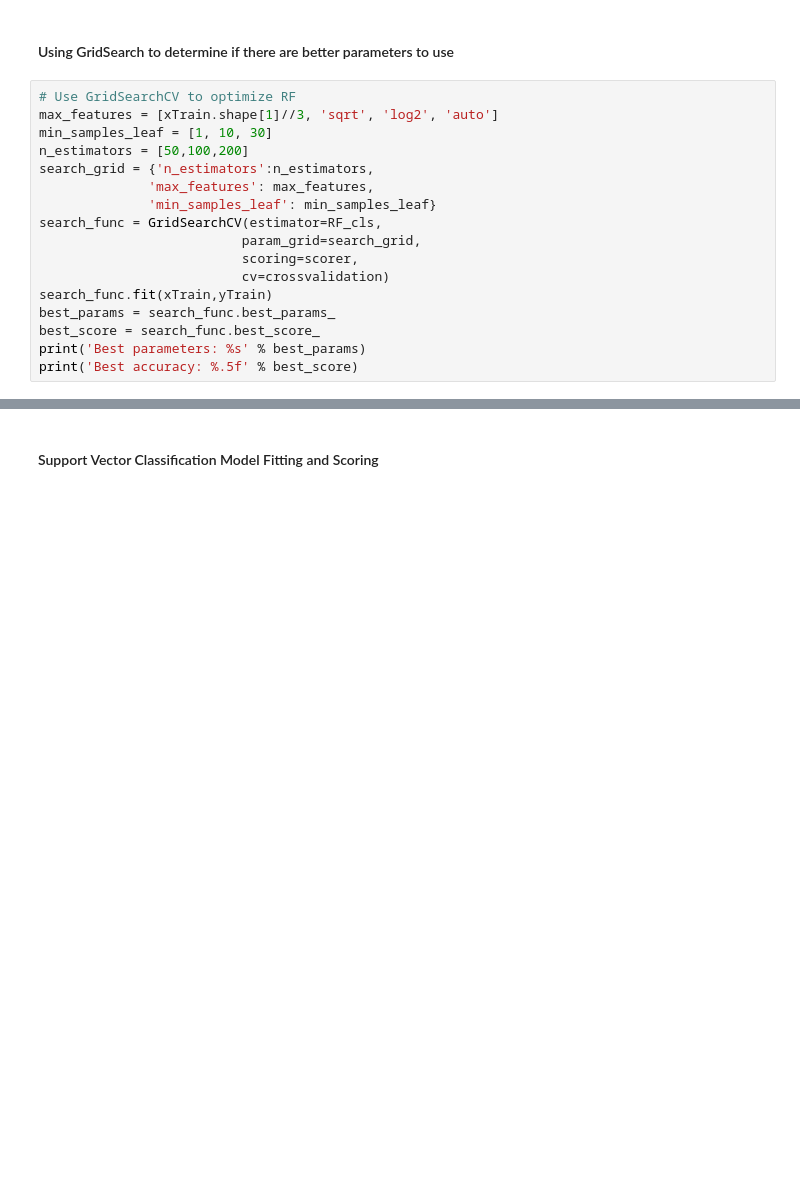
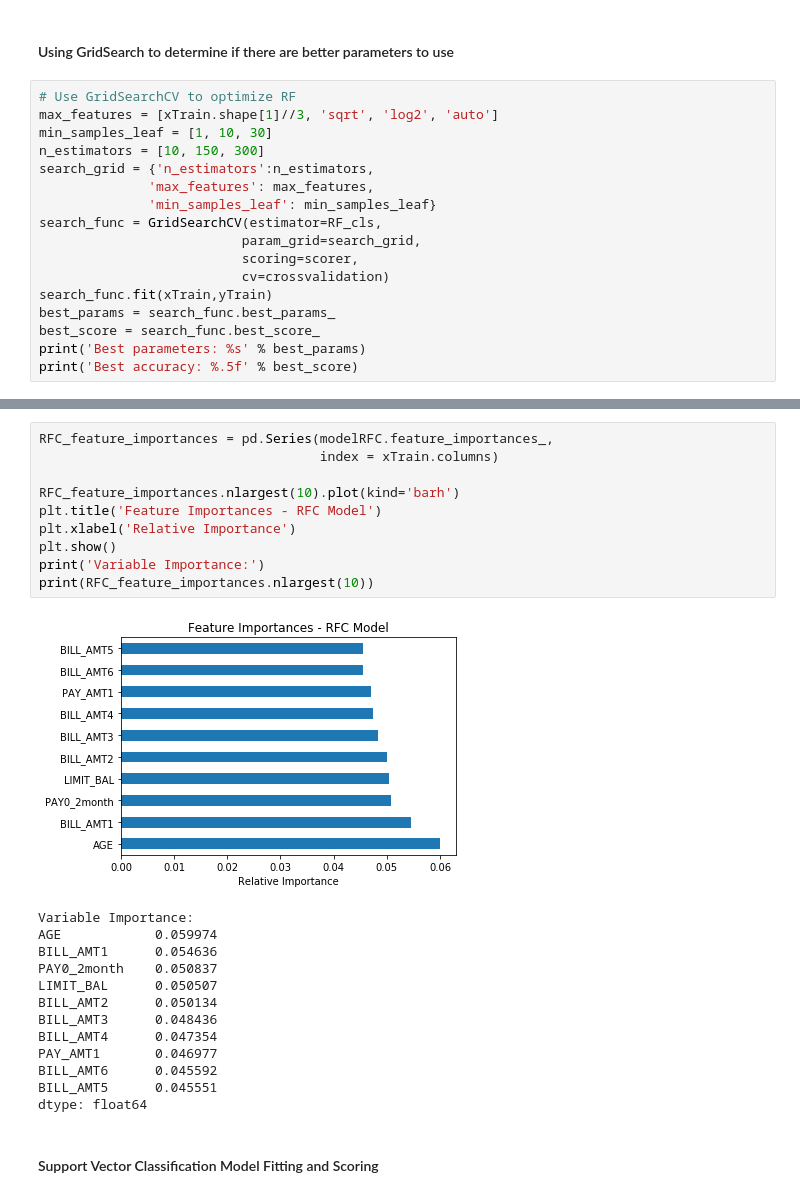
Before and after one commit to rjmclain1/DA1018UTA, a Jupyter notebook: C5T3_Classification.ipynb, the cells around one changed output, grey strips where cells are left out. Saved outputs shown, nothing was run; the diff lists cells and outputs as text; blank space fills up the shorter version.

```diff
--- a/C5T3_Classification.ipynb
+++ b/C5T3_Classification.ipynb
@@ -259,7 +433,7 @@ plt.show();
 # Use GridSearchCV to optimize RF
 max_features = [xTrain.shape[1]//3, 'sqrt', 'log2', 'auto']
 min_samples_leaf = [1, 10, 30]
-n_estimators = [50,100,200]
+n_estimators = [10, 150, 300]
 search_grid = {'n_estimators':n_estimators,
               'max_features': max_features,
               'min_samples_leaf': min_samples_leaf}
@@ -278,3 +464,27 @@ Best accuracy: 0.81790
+# %%
+RFC_feature_importances = pd.Series(modelRFC.feature_importances_,
+                                    index = xTrain.columns)
+
+RFC_feature_importances.nlargest(10).plot(kind='barh')
+plt.title('Feature Importances - RFC Model')
+plt.xlabel('Relative Importance')
+plt.show()
+print('Variable Importance:')
+print(RFC_feature_importances.nlargest(10))
+# %% [output]
+[figure, added]
+Variable Importance:
+AGE            0.059974
+BILL_AMT1      0.054636
+PAY0_2month    0.050837
+LIMIT_BAL      0.050507
+BILL_AMT2      0.050134
+BILL_AMT3      0.048436
+BILL_AMT4      0.047354
+PAY_AMT1       0.046977
+BILL_AMT6      0.045592
+BILL_AMT5      0.045551
+dtype: float64
 # %% [markdown]
 #### Support Vector Classification Model Fitting and Scoring ####
 # %%
```
Also changed, not shown: parts of 67 cells of this notebook.
